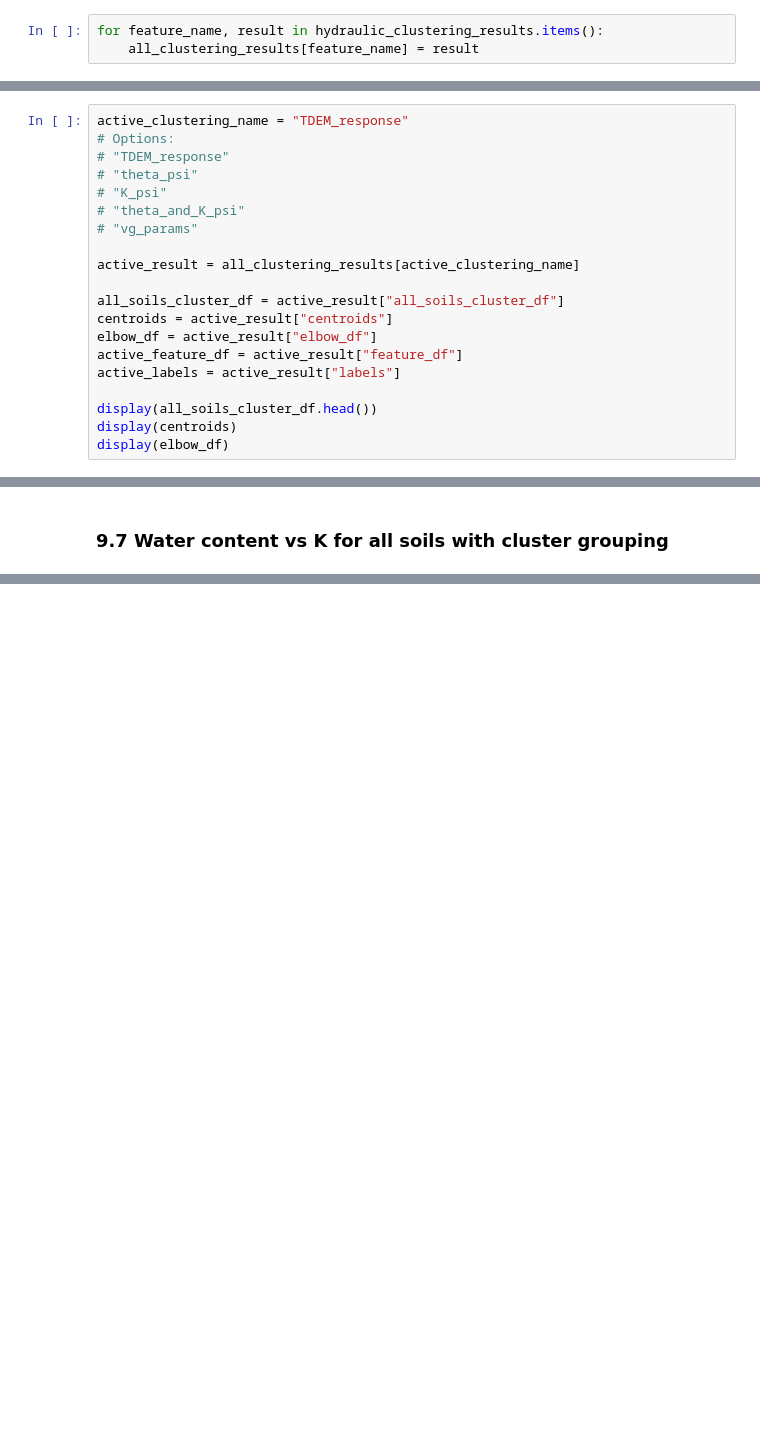
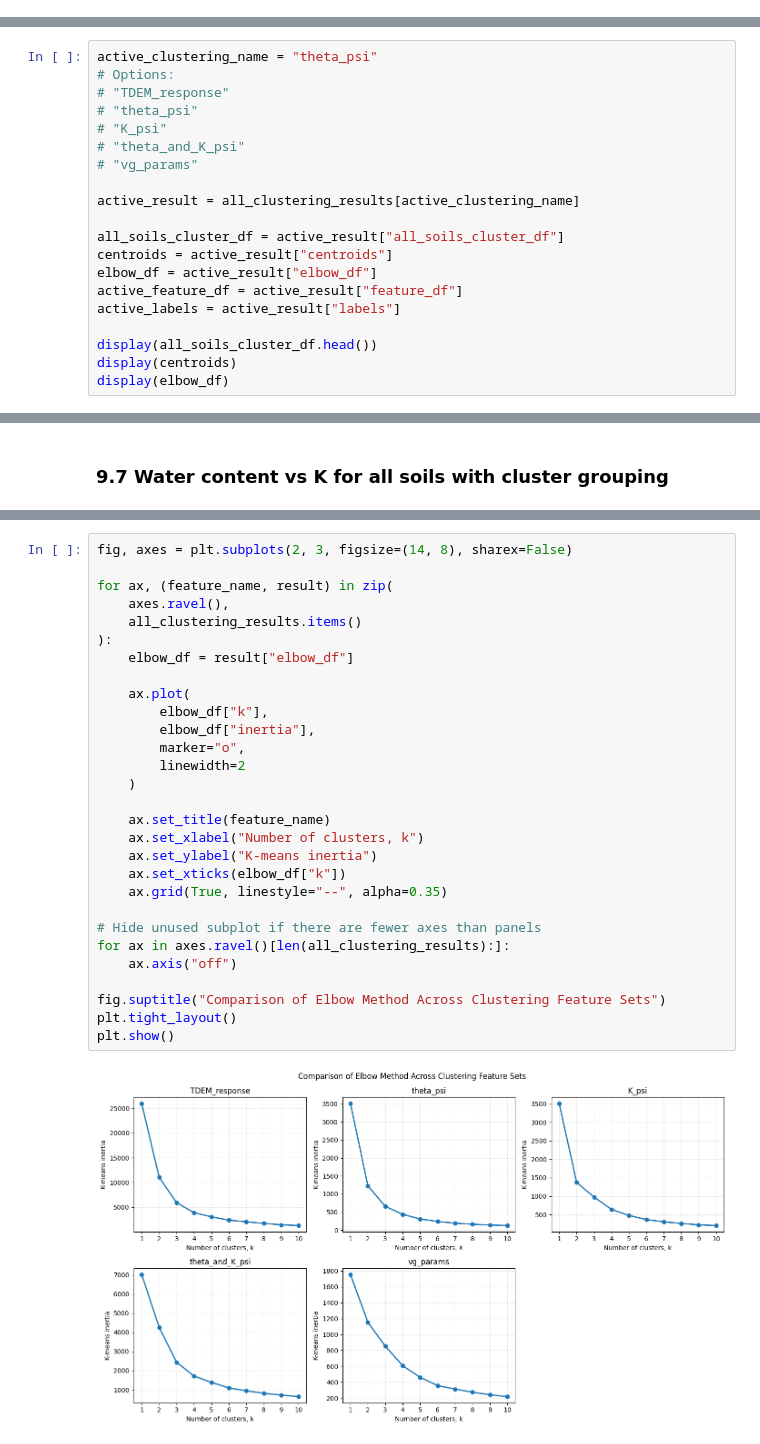
Before and after one commit to natalieyurek-cloud/TDEM_Thesis_Yurek, a Jupyter notebook: Core_Modeling_Setup.ipynb, the cells around one changed output, grey strips where cells are left out. Cells and saved outputs as stored; diff of their text form; blank space fills up the shorter version.

```diff
--- a/Core_Modeling_Setup.ipynb
+++ b/Core_Modeling_Setup.ipynb
@@ -908,9 +896,6 @@ def k_vg_pressure_head(psi_cm, theta_r, theta_s, alpha, vg_n, Ks, l=0.5):
 
     return Ks * Kr
 ### gives absolute hydraulic conductivity
-# %%
-for feature_name, result in hydraulic_clustering_results.items():
-    all_clustering_results[feature_name] = result
 # %% [markdown]
 #### 8.2 Build feature tables for comparitive clustering
 # %%
@@ -1171,6 +1207,6 @@ for feature_name, feature_df in all_feature_tables.items():
 Options: "TDEM_response, theta_psi, K_psi, theta_and_K_psi, vg_params"
 # %%
-active_clustering_name = "TDEM_response"
+active_clustering_name = "theta_psi"
 # Options:
 # "TDEM_response"
 # "theta_psi"
@@ -1880,0 +1978,31 @@ plt.show()
+# %%
+fig, axes = plt.subplots(2, 3, figsize=(14, 8), sharex=False)
+
+for ax, (feature_name, result) in zip(
+    axes.ravel(),
+    all_clustering_results.items()
+):
+    elbow_df = result["elbow_df"]
+
+    ax.plot(
+        elbow_df["k"],
+        elbow_df["inertia"],
+        marker="o",
+        linewidth=2
+    )
+
+    ax.set_title(feature_name)
+    ax.set_xlabel("Number of clusters, k")
+    ax.set_ylabel("K-means inertia")
+    ax.set_xticks(elbow_df["k"])
+    ax.grid(True, linestyle="--", alpha=0.35)
+
+# Hide unused subplot if there are fewer axes than panels
+for ax in axes.ravel()[len(all_clustering_results):]:
+    ax.axis("off")
+
+fig.suptitle("Comparison of Elbow Method Across Clustering Feature Sets")
+plt.tight_layout()
+plt.show()
+# %% [output]
+[figure, added]
```
Also changed, not shown: parts of 17 cells of this notebook.
